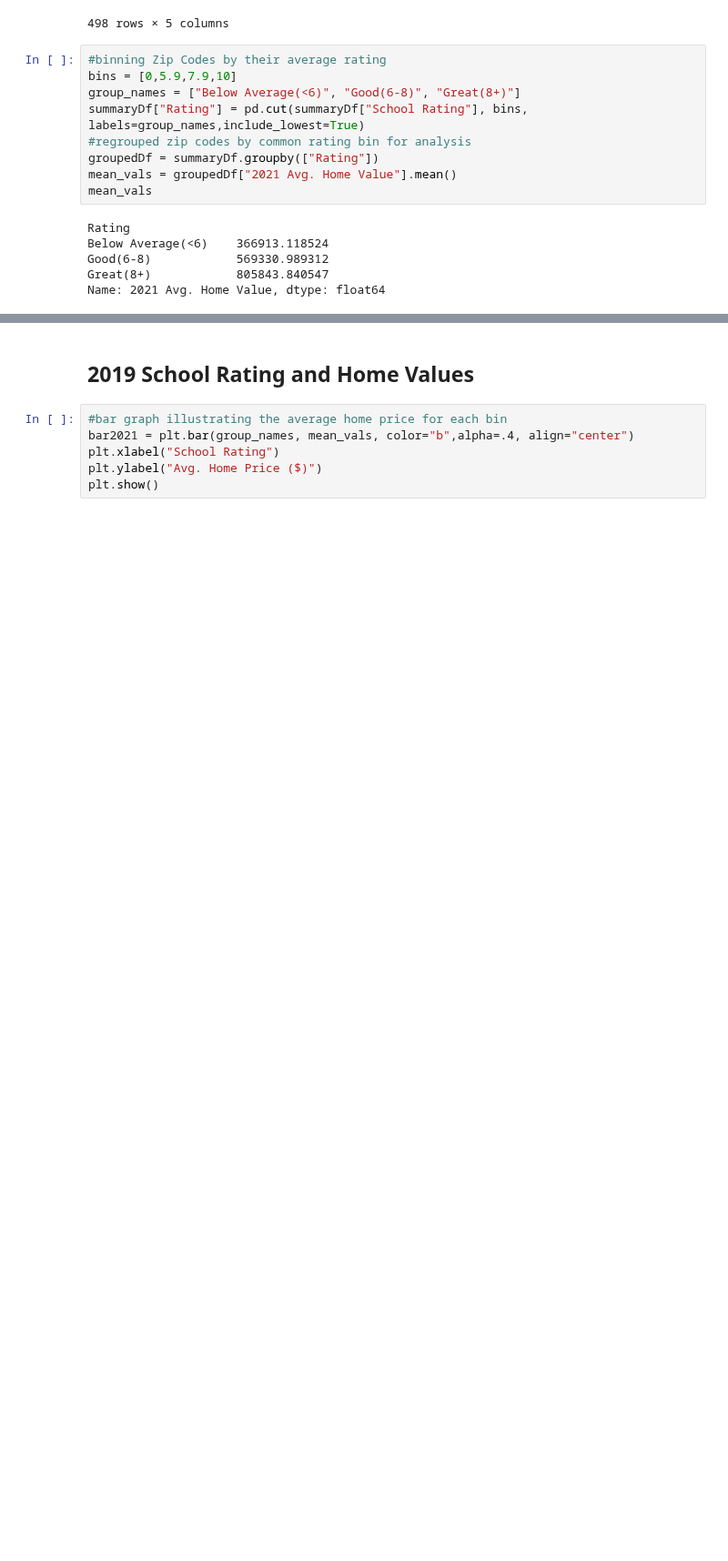
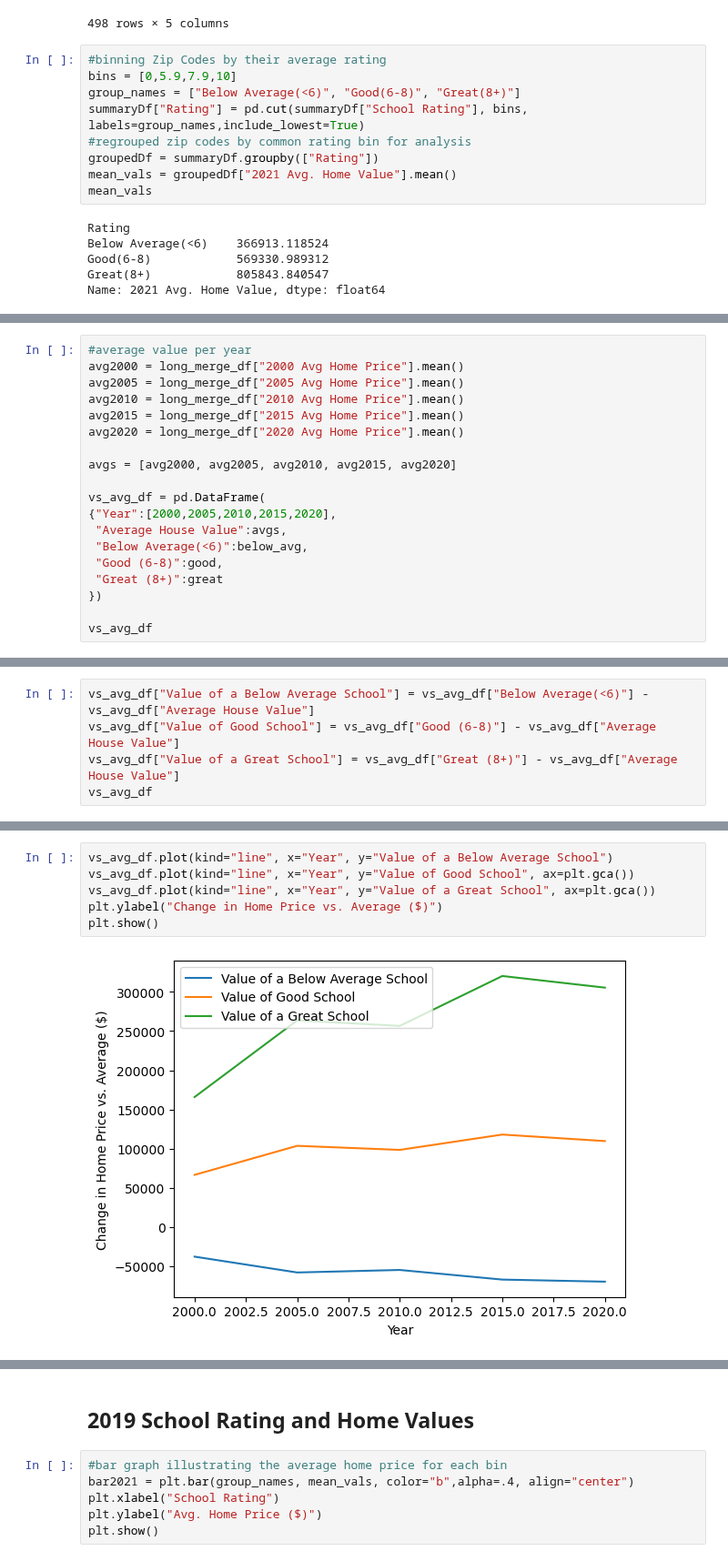
Before and after one commit to tlochan/ProjectOne, a Jupyter notebook: Data Cleaning.ipynb, the cells around one changed output, grey strips where cells are left out. Shown at 91% size. Cells and saved outputs as stored; diff of their text form; blank space fills up the shorter version.

Commit message:
added longitudinal data

```diff
--- a/Data Cleaning.ipynb
+++ b/Data Cleaning.ipynb
@@ -228,0 +242,19 @@ long_school_df
+# %%
+#average value per year
+avg2000 = long_merge_df["2000 Avg Home Price"].mean()
+avg2005 = long_merge_df["2005 Avg Home Price"].mean()
+avg2010 = long_merge_df["2010 Avg Home Price"].mean()
+avg2015 = long_merge_df["2015 Avg Home Price"].mean()
+avg2020 = long_merge_df["2020 Avg Home Price"].mean()
+
+avgs = [avg2000, avg2005, avg2010, avg2015, avg2020]
+
+vs_avg_df = pd.DataFrame(
+{"Year":[2000,2005,2010,2015,2020],
+ "Average House Value":avgs,
+ "Below Average(<6)":below_avg,
+ "Good (6-8)":good,
+ "Great (8+)":great
+})
+
+vs_avg_df
@@ -228,0 +268,5 @@ long_school_df
+# %%
+vs_avg_df["Value of a Below Average School"] = vs_avg_df["Below Average(<6)"] - vs_avg_df["Average House Value"]
+vs_avg_df["Value of Good School"] = vs_avg_df["Good (6-8)"] - vs_avg_df["Average House Value"]
+vs_avg_df["Value of a Great School"] = vs_avg_df["Great (8+)"] - vs_avg_df["Average House Value"]
+vs_avg_df
@@ -228,0 +280,8 @@ long_school_df
+# %%
+vs_avg_df.plot(kind="line", x="Year", y="Value of a Below Average School")
+vs_avg_df.plot(kind="line", x="Year", y="Value of Good School", ax=plt.gca())
+vs_avg_df.plot(kind="line", x="Year", y="Value of a Great School", ax=plt.gca())
+plt.ylabel("Change in Home Price vs. Average ($)")
+plt.show()
+# %% [output]
+[figure, added]
```
Also changed, not shown: parts of 12 cells of this notebook.
